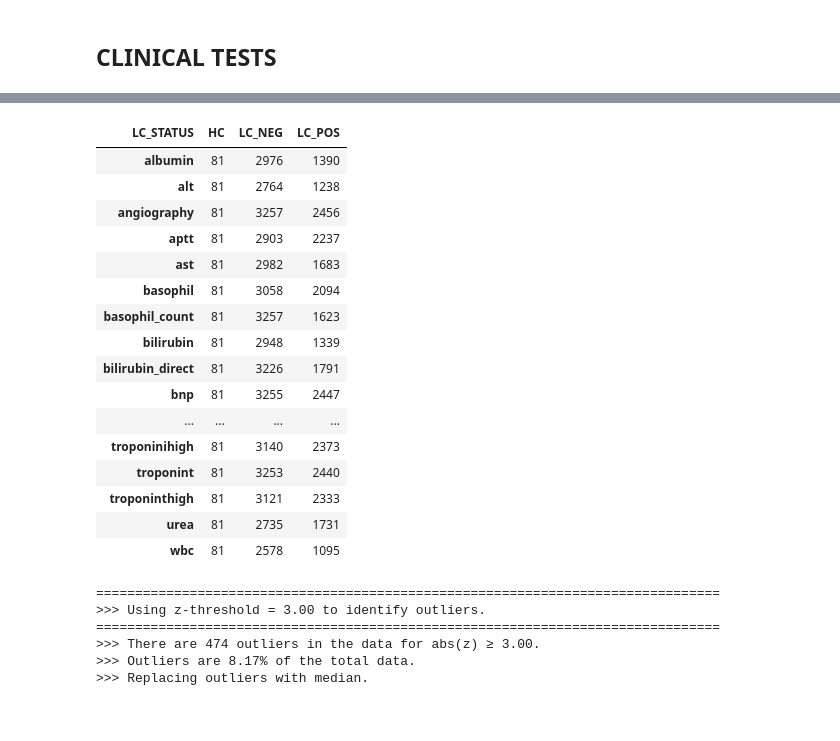
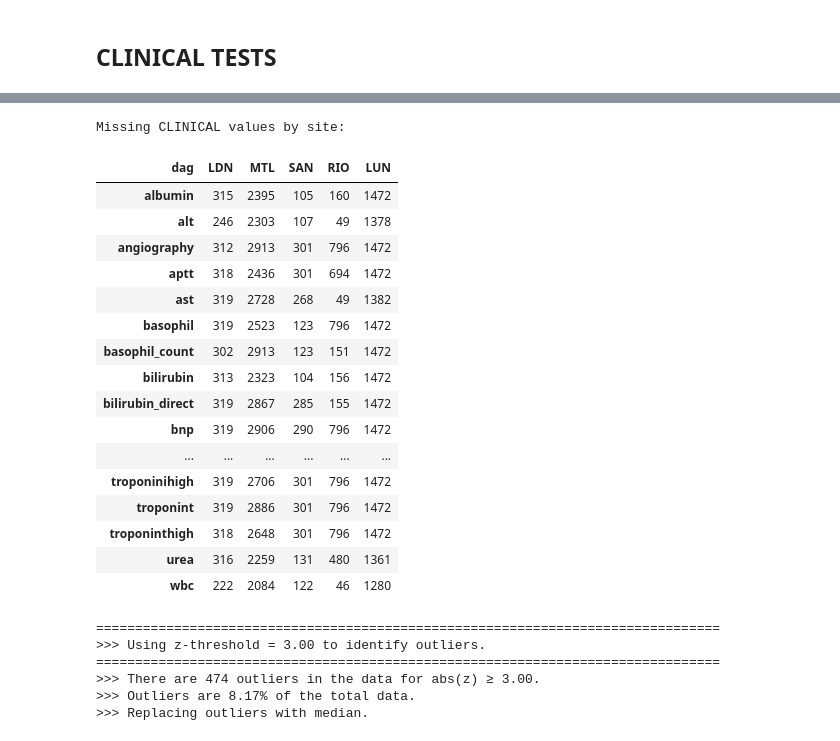
Before and after one commit to davidtweddell/lc_repo, a Jupyter notebook: 01-inspect-data.ipynb, the cells around one changed output, grey strips where cells are left out. Cells and saved outputs as stored; diff of their text form; code cells hidden in the pictures.

```diff
--- a/01-inspect-data.ipynb
+++ b/01-inspect-data.ipynb
@@ -333,0 +236,5 @@ lc_site
+# %%
+# medications
+MEDTEMP = [col for col in df_columns if "medication" in col]
+# drop medications that have a ___ in the name
+MEDTEMP = [med for med in MEDTEMP if "___" not in med]
@@ -333,0 +342,4 @@ lc_site
+# %%
+# find all columns with hhx in the name
+HEALTH_GLOBAL = ["global"]
+HHX_temp      = [col for col in df_columns if "past_hhx" in col]
@@ -333,0 +400,13 @@ lc_site
+# %%
+# read the other-hhx dict from json
+import json
+
+with open("./OUTPUT/dict-other-hx.json", "r") as f:
+    other_hx_dict = json.load(f)
+
+
+# cast key to int
+other_hx_dict = {int(k): v for k, v in other_hx_dict.items()}
+
+# map the other_hhx col from number to string
+df["other_hhx"] = preserved_df["other_hhx"].map(other_hx_dict)
@@ -336,14 +420,0 @@ lc_site
-# %%
-# add up the health history information
-HX = HEALTH_HX + MEDICATIONS + GAD + PROMIS + PHQ
-
-# for each column in HX, check if there are values that are just spaces
-for col in HX:
-    # are any of the values just spaces?
-    if df[col].apply(lambda x: isinstance(x, str) and x.isspace()).any():
-        print(f"Column {col} has spaces")
-
-        # remove the spaces and replace with blank
-        # df[col] = df[col].apply(lambda x: np.nan if isinstance(x, str) else x)
-
-# for each column in HX, check if there are values that are just spaces
@@ -405,24 +561,26 @@ sns.heatmap(df[CLINICAL_TESTS].T, cbar=True, ax = ax, norm = norm)
 # %%
-# count nans by LC_STATUS
-df.groupby('LC_STATUS')[CLINICAL_TESTS].apply(lambda x: x.isnull().sum()).T
+# how many nulls per site?
+print("Missing CLINICAL values by site:")
+df.groupby('dag')[CLINICAL_TESTS].apply(lambda x: x.isnull().sum()).rename(index = site_name_dict).T
 # %% [output]
+Missing CLINICAL values by site:
-| LC_STATUS | HC | LC_NEG | LC_POS |
-| albumin | 81 | 2976 | 1390 |
-| alt | 81 | 2764 | 1238 |
-| angiography | 81 | 3257 | 2456 |
-| aptt | 81 | 2903 | 2237 |
-| ast | 81 | 2982 | 1683 |
-| basophil | 81 | 3058 | 2094 |
-| basophil_count | 81 | 3257 | 1623 |
-| bilirubin | 81 | 2948 | 1339 |
-| bilirubin_direct | 81 | 3226 | 1791 |
-| bnp | 81 | 3255 | 2447 |
-| ... | ... | ... | ... |
-| troponinihigh | 81 | 3140 | 2373 |
-| troponint | 81 | 3253 | 2440 |
-| troponinthigh | 81 | 3121 | 2333 |
-| urea | 81 | 2735 | 1731 |
-| wbc | 81 | 2578 | 1095 |
+| dag | LDN | MTL | SAN | RIO | LUN |
+| albumin | 315 | 2395 | 105 | 160 | 1472 |
+| alt | 246 | 2303 | 107 | 49 | 1378 |
+| angiography | 312 | 2913 | 301 | 796 | 1472 |
+| aptt | 318 | 2436 | 301 | 694 | 1472 |
+| ast | 319 | 2728 | 268 | 49 | 1382 |
+| basophil | 319 | 2523 | 123 | 796 | 1472 |
+| basophil_count | 302 | 2913 | 123 | 151 | 1472 |
+| bilirubin | 313 | 2323 | 104 | 156 | 1472 |
+| bilirubin_direct | 319 | 2867 | 285 | 155 | 1472 |
+| bnp | 319 | 2906 | 290 | 796 | 1472 |
+| ... | ... | ... | ... | ... | ... |
+| troponinihigh | 319 | 2706 | 301 | 796 | 1472 |
+| troponint | 319 | 2886 | 301 | 796 | 1472 |
+| troponinthigh | 318 | 2648 | 301 | 796 | 1472 |
+| urea | 316 | 2259 | 131 | 480 | 1361 |
+| wbc | 222 | 2084 | 122 | 46 | 1280 |
 # %%
 from project_modules.data_prep import treat_outliers
 
```
Also changed, not shown: parts of 95 cells of this notebook.
